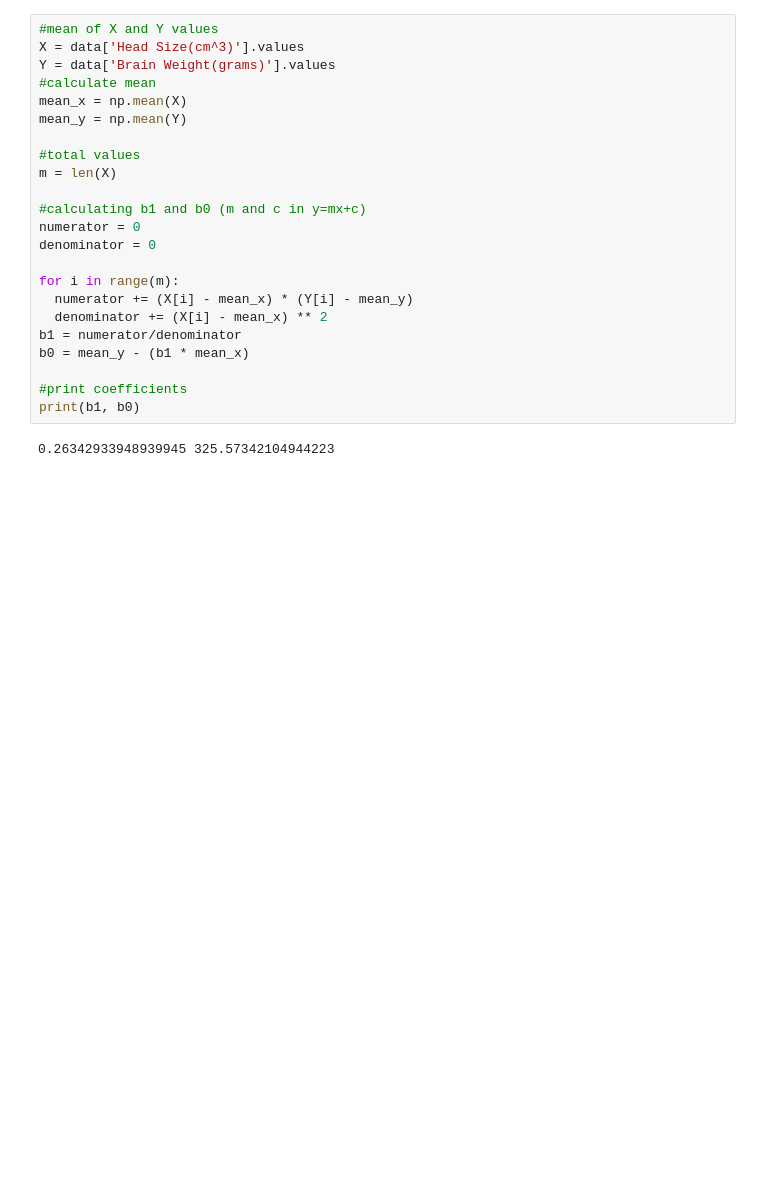
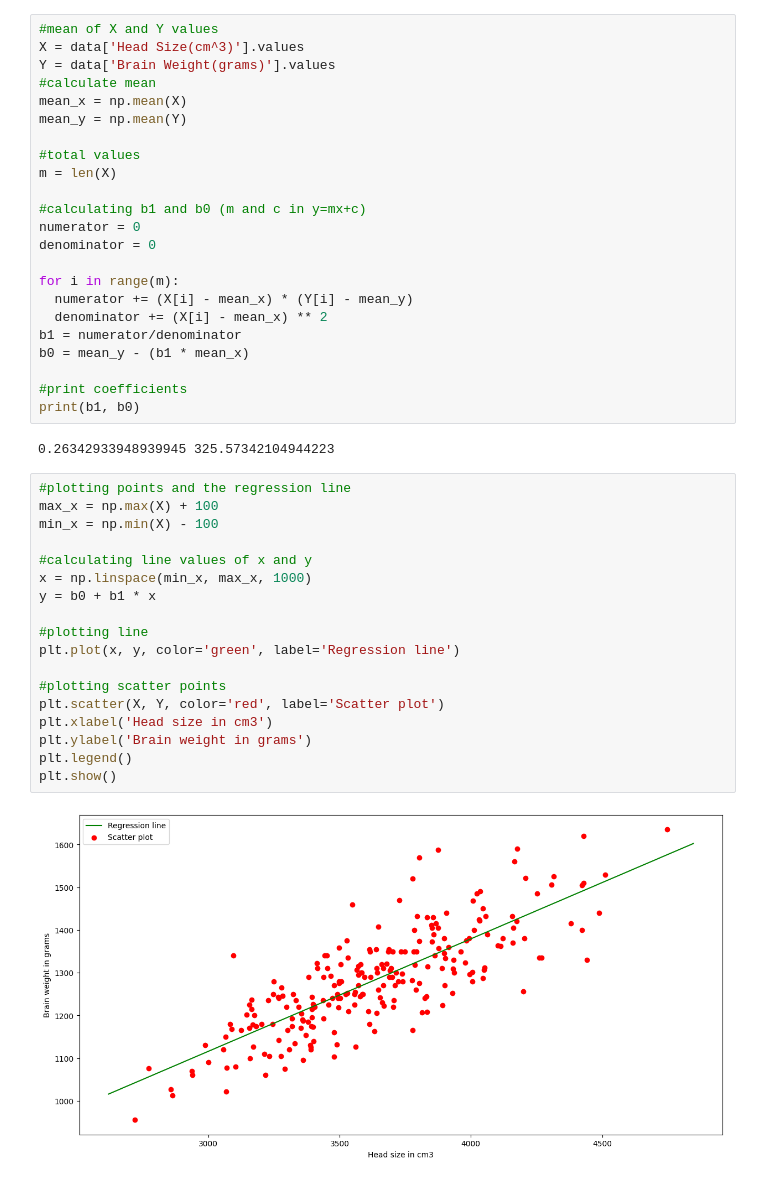
Before and after one commit to tusharx0809/machine-learning, a Jupyter notebook: linear-regression.ipynb, the cells around one changed output. Drawn from its saved outputs; the diff is of its cells as text; blank space fills up the shorter version.

Commit message:
graph-added

```diff
--- a/linear-regression.ipynb
+++ b/linear-regression.ipynb
@@ -42,3 +42,23 @@ b0 = mean_y - (b1 * mean_x)
 print(b1, b0)
 # %% [output]
 0.26342933948939945 325.57342104944223
+# %%
+#plotting points and the regression line
+max_x = np.max(X) + 100
+min_x = np.min(X) - 100
+
+#calculating line values of x and y
+x = np.linspace(min_x, max_x, 1000)
+y = b0 + b1 * x
+
+#plotting line
+plt.plot(x, y, color='green', label='Regression line')
+
+#plotting scatter points
+plt.scatter(X, Y, color='red', label='Scatter plot')
+plt.xlabel('Head size in cm3')
+plt.ylabel('Brain weight in grams')
+plt.legend()
+plt.show()
+# %% [output]
+[figure, added]
```
